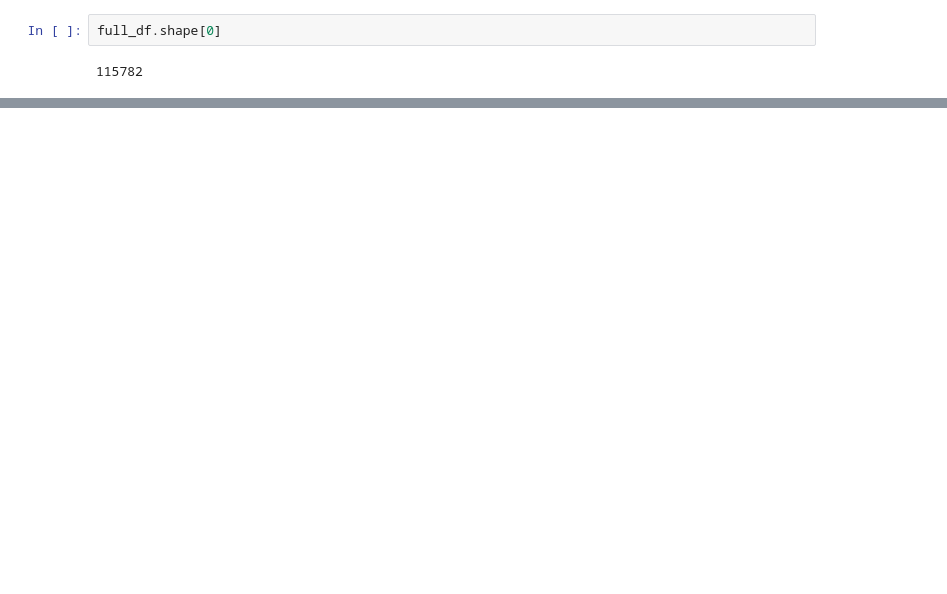
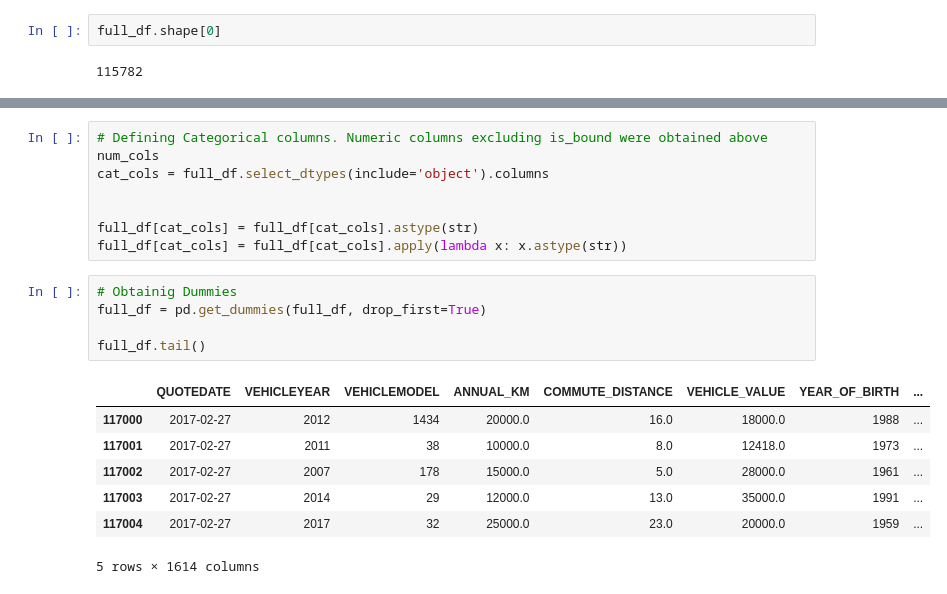
Before and after one commit to stephanieajah/6100-Project-Two, a Jupyter notebook: Insurance_Purchase_Prediction_Model.ipynb, the cells around one changed output, grey strips where cells are left out. Saved outputs shown, nothing was run; the diff lists cells and outputs as text; blank space fills up the shorter version.

Commit message:
work on dummies and standardization

```diff
--- a/Insurance_Purchase_Prediction_Model.ipynb
+++ b/Insurance_Purchase_Prediction_Model.ipynb
@@ -303,0 +367,21 @@ remember to not standardize the response variable
+# %%
+# Defining Categorical columns. Numeric columns excluding is_bound were obtained above
+num_cols
+cat_cols = full_df.select_dtypes(include='object').columns
+
+
+full_df[cat_cols] = full_df[cat_cols].astype(str)
+full_df[cat_cols] = full_df[cat_cols].apply(lambda x: x.astype(str))
+# %%
+# Obtainig Dummies
+full_df = pd.get_dummies(full_df, drop_first=True)
+
+full_df.tail()
+# %% [output]
+|  | QUOTEDATE | VEHICLEYEAR | VEHICLEMODEL | ANNUAL_KM | COMMUTE_DISTANCE | VEHICLE_VALUE | YEAR_OF_BIRTH | ... |
+| 117000 | 2017-02-27 | 2012 | 1434 | 20000.0 | 16.0 | 18000.0 | 1988 | ... |
+| 117001 | 2017-02-27 | 2011 | 38 | 10000.0 | 8.0 | 12418.0 | 1973 | ... |
+| 117002 | 2017-02-27 | 2007 | 178 | 15000.0 | 5.0 | 28000.0 | 1961 | ... |
+| 117003 | 2017-02-27 | 2014 | 29 | 12000.0 | 13.0 | 35000.0 | 1991 | ... |
+| 117004 | 2017-02-27 | 2017 | 32 | 25000.0 | 23.0 | 20000.0 | 1959 | ... |
+5 rows × 1614 columns
```
Also changed, not shown: parts of 20 cells of this notebook.
